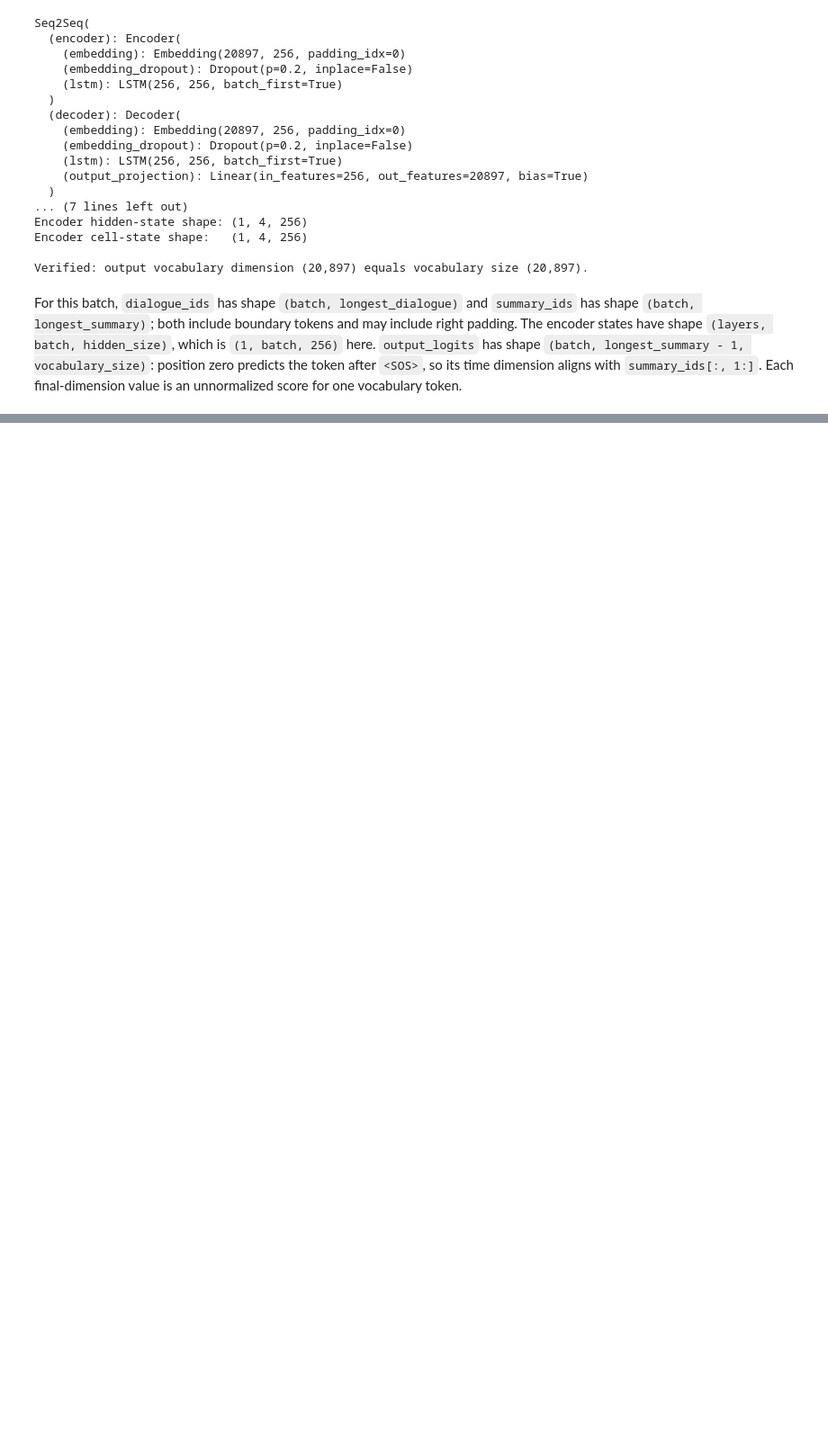
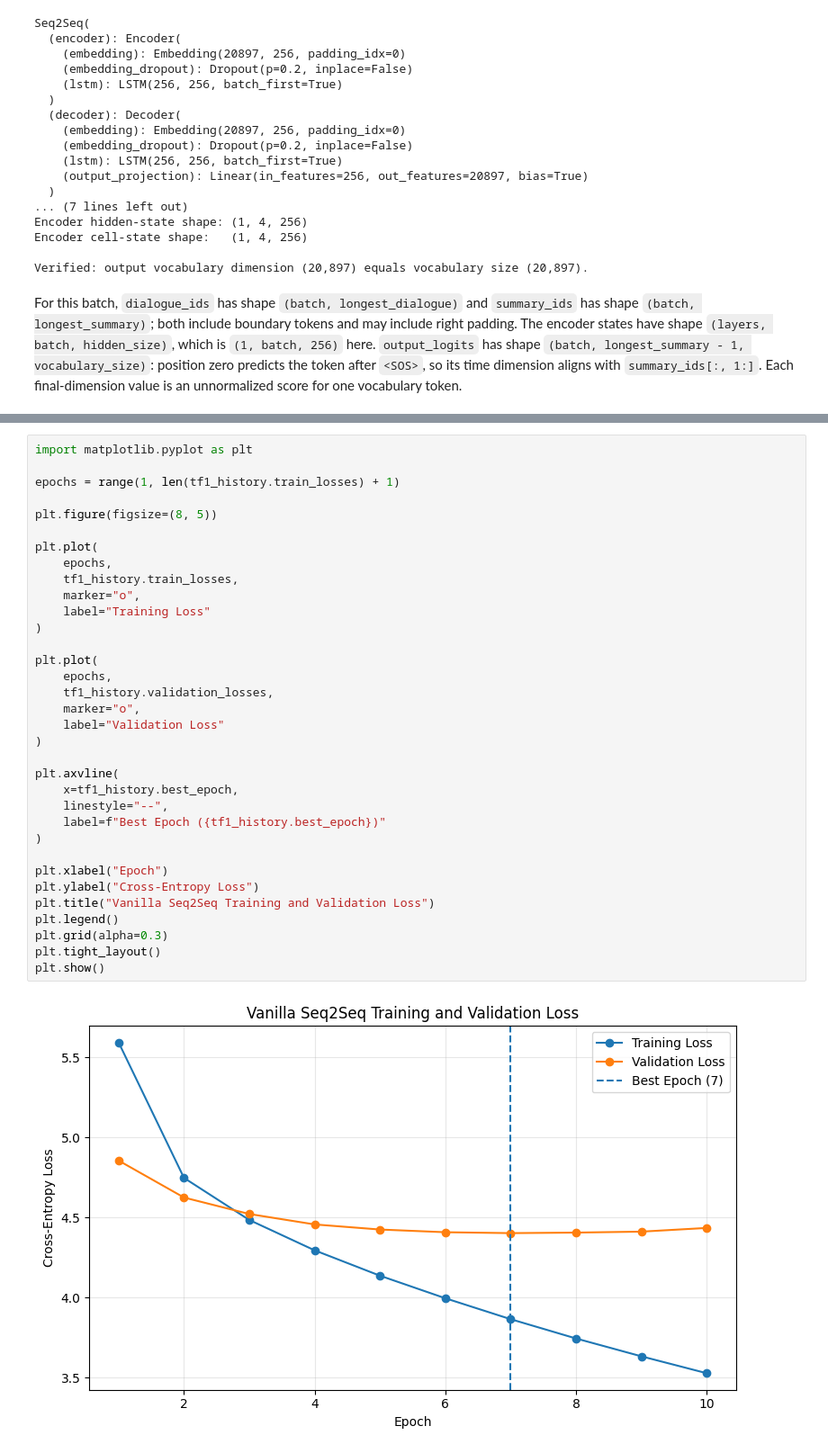
Before and after one commit to omarkashif/dialogue-summarization, a Jupyter notebook: notebooks/analysis.ipynb, the cells around one changed output, grey strips where cells are left out. Shown at 90% size. Drawn from its saved outputs; the diff is of its cells as text; blank space fills up the shorter version.

```diff
--- a/notebooks/analysis.ipynb
+++ b/notebooks/analysis.ipynb
@@ -385,0 +795,36 @@ For this batch, `dialogue_ids` has shape `(batch, longest_dialogue)` and `summar
+# %%
+import matplotlib.pyplot as plt
+
+epochs = range(1, len(tf1_history.train_losses) + 1)
+
+plt.figure(figsize=(8, 5))
+
+plt.plot(
+    epochs,
+    tf1_history.train_losses,
+    marker="o",
+    label="Training Loss"
+)
+
+plt.plot(
+    epochs,
+    tf1_history.validation_losses,
+    marker="o",
+    label="Validation Loss"
+)
+
+plt.axvline(
+    x=tf1_history.best_epoch,
+    linestyle="--",
+    label=f"Best Epoch ({tf1_history.best_epoch})"
+)
+
+plt.xlabel("Epoch")
+plt.ylabel("Cross-Entropy Loss")
+plt.title("Vanilla Seq2Seq Training and Validation Loss")
+plt.legend()
+plt.grid(alpha=0.3)
+plt.tight_layout()
+plt.show()
+# %% [output]
+[figure, added]
```
Also changed, not shown: parts of 21 cells of this notebook, 13 other files.
